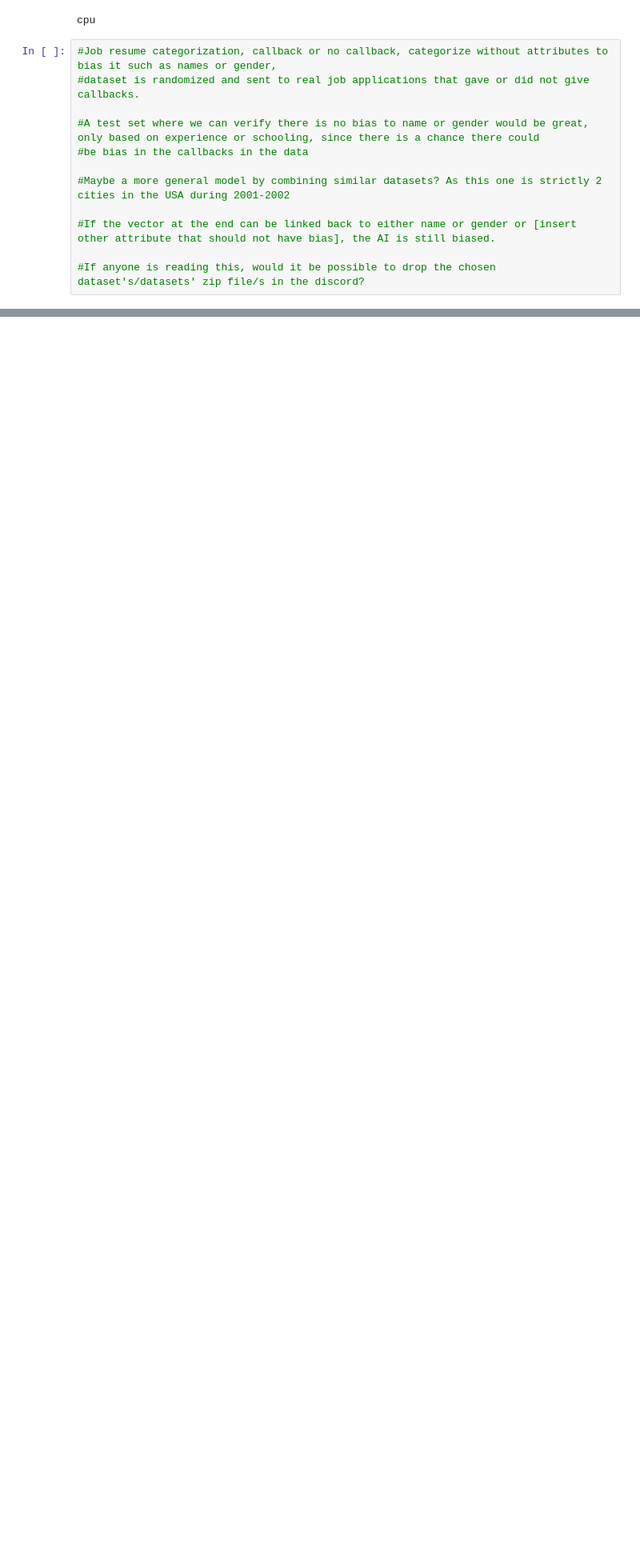
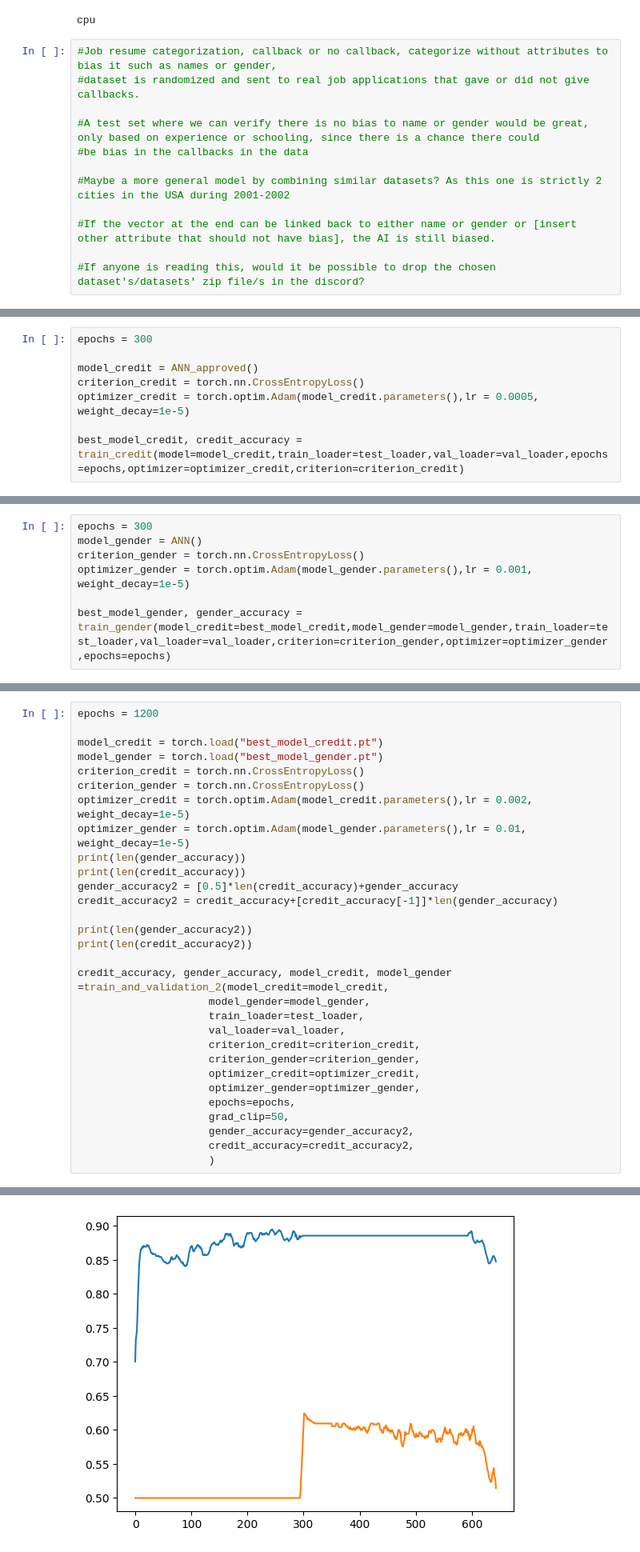
Before and after one commit to EkteMedium/feature-probing, a Jupyter notebook: Feature_probing2.ipynb, the cells around one changed output, grey strips where cells are left out. Shown at 80% size. Saved outputs shown, nothing was run; the diff lists cells and outputs as text; blank space fills up the shorter version.

```diff
--- a/Feature_probing2.ipynb
+++ b/Feature_probing2.ipynb
@@ -237,0 +485,8 @@ def train_and_validation(model_credit,model_gender,train_loader,val_loader,crite
+# %%
+epochs = 300
+
+model_credit = ANN_approved()
+criterion_credit = torch.nn.CrossEntropyLoss()
+optimizer_credit = torch.optim.Adam(model_credit.parameters(),lr = 0.0005, weight_decay=1e-5)
+
+best_model_credit, credit_accuracy = train_credit(model=model_credit,train_loader=test_loader,val_loader=val_loader,epochs=epochs,optimizer=optimizer_credit,criterion=criterion_credit)
@@ -237,0 +511,7 @@ def train_and_validation(model_credit,model_gender,train_loader,val_loader,crite
+# %%
+epochs = 300
+model_gender = ANN()
+criterion_gender = torch.nn.CrossEntropyLoss()
+optimizer_gender = torch.optim.Adam(model_gender.parameters(),lr = 0.001, weight_decay=1e-5)
+
+best_model_gender, gender_accuracy = train_gender(model_credit=best_model_credit,model_gender=model_gender,train_loader=test_loader,val_loader=val_loader,criterion=criterion_gender,optimizer=optimizer_gender,epochs=epochs)
@@ -237,0 +539,31 @@ def train_and_validation(model_credit,model_gender,train_loader,val_loader,crite
+# %%
+epochs = 1200
+
+model_credit = torch.load("best_model_credit.pt")
+model_gender = torch.load("best_model_gender.pt")
+criterion_credit = torch.nn.CrossEntropyLoss()
+criterion_gender = torch.nn.CrossEntropyLoss()
+optimizer_credit = torch.optim.Adam(model_credit.parameters(),lr = 0.002, weight_decay=1e-5)
+optimizer_gender = torch.optim.Adam(model_gender.parameters(),lr = 0.01, weight_decay=1e-5)
+print(len(gender_accuracy))
+print(len(credit_accuracy))
+gender_accuracy2 = [0.5]*len(credit_accuracy)+gender_accuracy
+credit_accuracy2 = credit_accuracy+[credit_accuracy[-1]]*len(gender_accuracy)
+
+print(len(gender_accuracy2))
+print(len(credit_accuracy2))
+
+credit_accuracy, gender_accuracy, model_credit, model_gender =train_and_validation_2(model_credit=model_credit,
+                     model_gender=model_gender,
+                     train_loader=test_loader,
+                     val_loader=val_loader,
+                     criterion_credit=criterion_credit,
+                     criterion_gender=criterion_gender,
+                     optimizer_credit=optimizer_credit,
+                     optimizer_gender=optimizer_gender,
+                     epochs=epochs,
+                     grad_clip=50,
+                     gender_accuracy=gender_accuracy2,
+                     credit_accuracy=credit_accuracy2,
+                     )
+# %% [output]
@@ -237,0 +587 @@ def train_and_validation(model_credit,model_gender,train_loader,val_loader,crite
+[figure, added]
```
Also changed, not shown: parts of 19 cells of this notebook.
